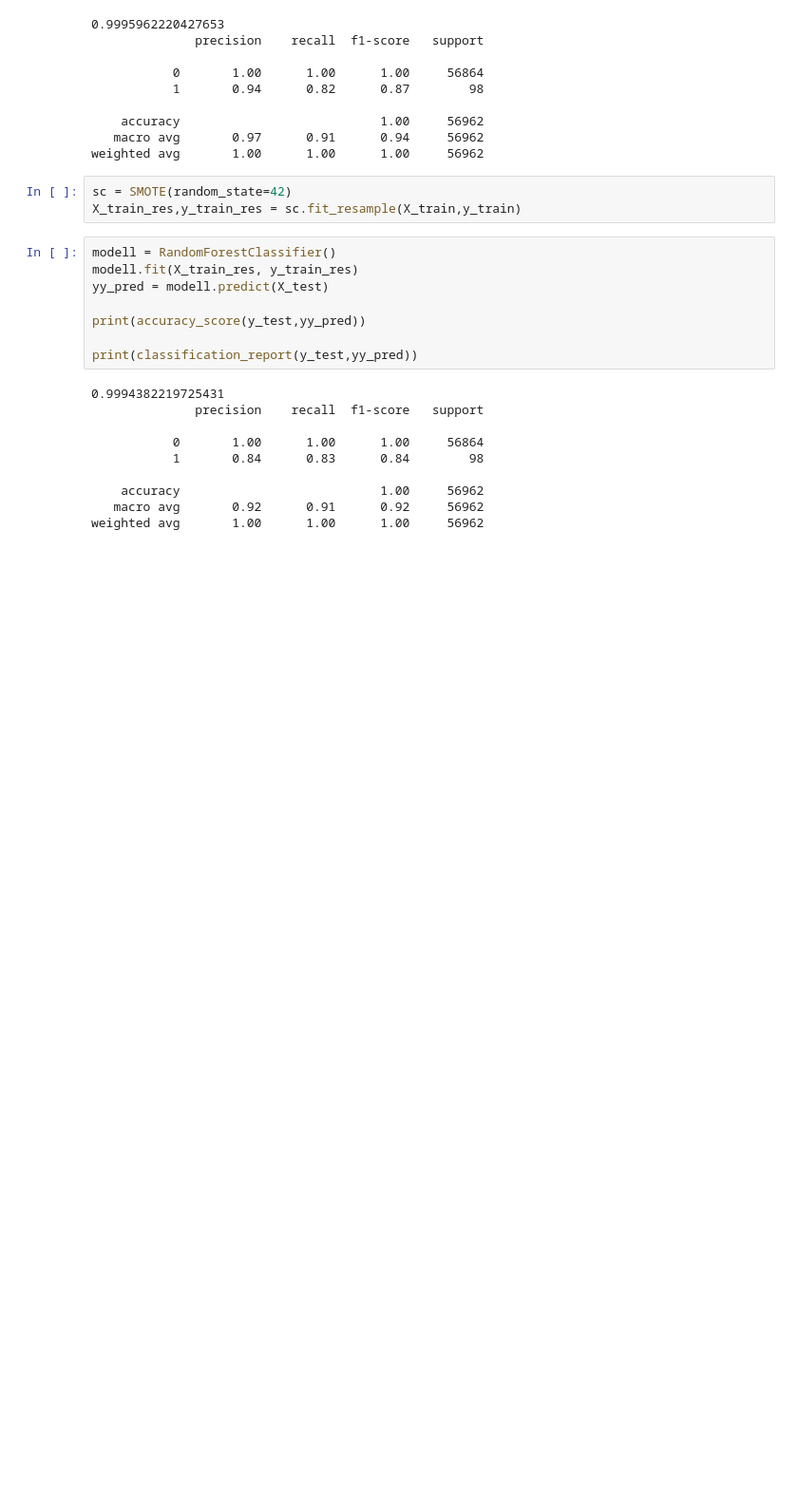
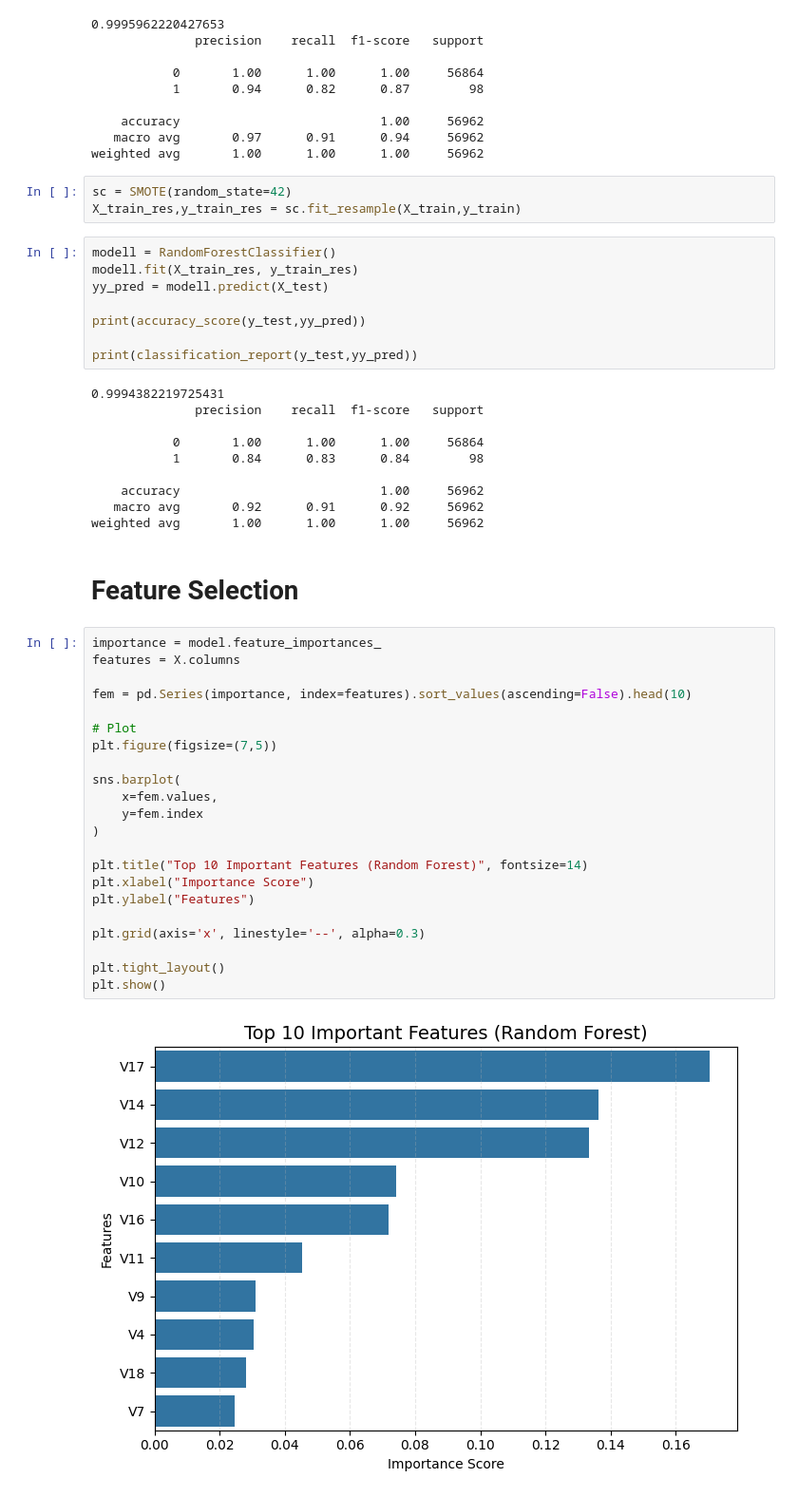
Before and after one commit to satyashry/Fraud-detection-system, a Jupyter notebook: notebooks/model2.ipynb, the cells around one changed output. Shown at 95% size. Cells and saved outputs as stored; diff of their text form; blank space fills up the shorter version.

Commit message:
feature importance

```diff
--- a/notebooks/model2.ipynb
+++ b/notebooks/model2.ipynb
@@ -58,3 +59,29 @@ print(classification_report(y_test,yy_pred))
     accuracy                           1.00     56962
    macro avg       0.92      0.91      0.92     56962
 weighted avg       1.00      1.00      1.00     56962
+# %% [markdown]
+# Feature Selection
+# %%
+importance = model.feature_importances_
+features = X.columns
+
+fem = pd.Series(importance, index=features).sort_values(ascending=False).head(10)
+
+# Plot
+plt.figure(figsize=(7,5))
+
+sns.barplot(
+    x=fem.values,
+    y=fem.index
+)
+
+plt.title("Top 10 Important Features (Random Forest)", fontsize=14)
+plt.xlabel("Importance Score")
+plt.ylabel("Features")
+
+plt.grid(axis='x', linestyle='--', alpha=0.3)
+
+plt.tight_layout()
+plt.show()
+# %% [output]
+[figure, added]
```
Also changed, not shown: parts of 2 cells of this notebook.
